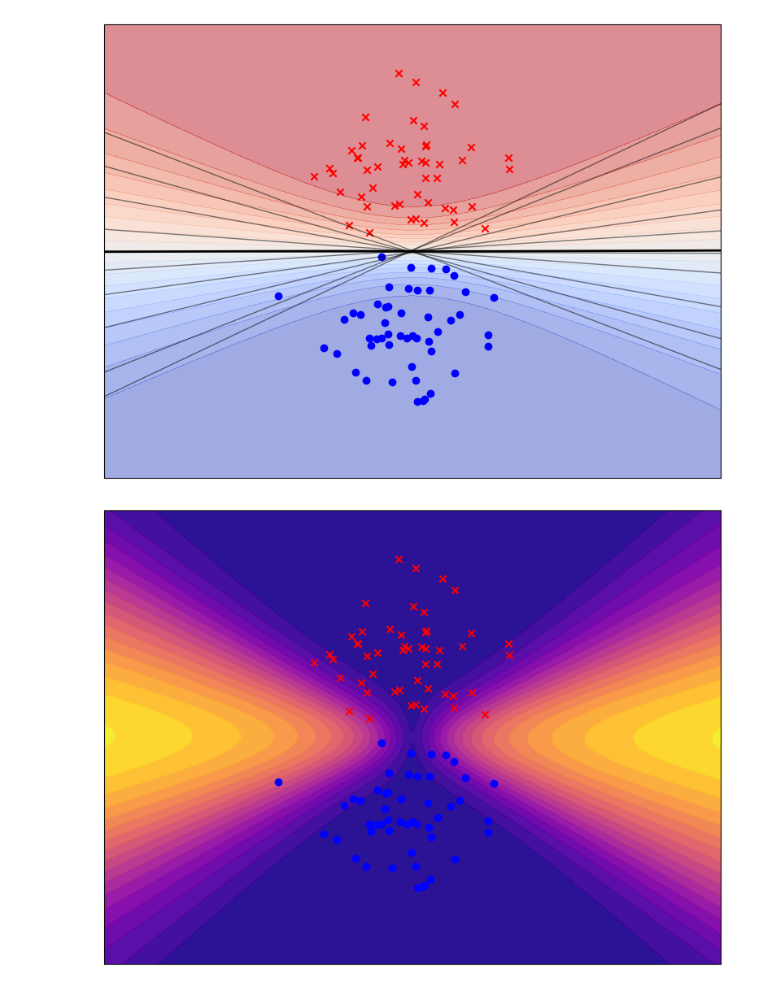
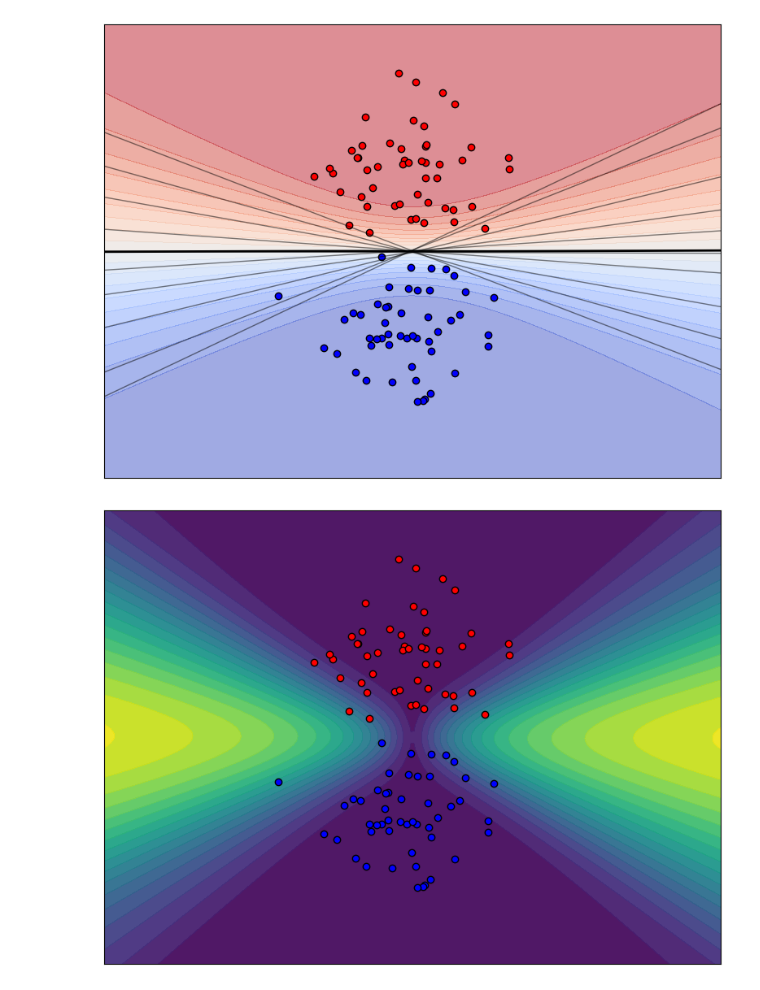
Before and after one commit to ngruenefeld/gradient-uncertainty, a Jupyter notebook: notebooks/uncertainty_types_explanation.ipynb, the cells around one changed output. Cells and saved outputs as stored; diff of their text form; code cells hidden in the pictures.

```diff
--- a/notebooks/uncertainty_types_explanation.ipynb
+++ b/notebooks/uncertainty_types_explanation.ipynb
@@ -98,17 +108,29 @@ std_probs = probs_samples.std(axis=0)
 # %%
 # --- Plot: Epistemic Uncertainty (Mean Prediction) ---
 fig, ax = plt.subplots(figsize=(8, 6))
-c = ax.contourf(xx, yy, mean_probs.reshape(xx.shape), levels=20, cmap='coolwarm', alpha=0.5)
-ax.contour(xx, yy, mean_probs.reshape(xx.shape), levels=[0.5], colors='black', linewidths=2)
+c = ax.contourf(
+    xx, yy, mean_probs.reshape(xx.shape), levels=20, cmap="coolwarm", alpha=0.5
+)
+ax.contour(
+    xx, yy, mean_probs.reshape(xx.shape), levels=[0.5], colors="black", linewidths=2
+)
 
 for i in range(10):
-    ax.contour(xx, yy, probs_samples[i].reshape(xx.shape), levels=[0.5], colors='black', linewidths=1, alpha=0.5)
+    ax.contour(
+        xx,
+        yy,
+        probs_samples[i].reshape(xx.shape),
+        levels=[0.5],
+        colors="black",
+        linewidths=1,
+        alpha=0.5,
+    )
 
-ax.scatter(class_A[:, 0], class_A[:, 1], c='blue', marker='o', label="Class A")
-ax.scatter(class_B[:, 0], class_B[:, 1], c='red', marker='x', label="Class B")
+ax.scatter(class_A[:, 0], class_A[:, 1], c="blue", edgecolors="k", label="Class A")
+ax.scatter(class_B[:, 0], class_B[:, 1], c="red", edgecolors="k", label="Class B")
 
 if show_legend:
-    ax.legend(loc='upper left')
+    ax.legend(loc="upper left")
 
 ax.set_xlim([-6, 6])
 ax.set_ylim([-6, 6])
@@ -121,27 +143,29 @@ fig.tight_layout()
 
 fig.savefig("../figures/uncertainty_types_explanation/epistemic_mean.png", dpi=300)
 # %% [output]
-[figure, old version]
+[figure, new version]
 # %%
 # --- Plot: Epistemic Uncertainty (Std of Predictions) ---
 fig, ax = plt.subplots(figsize=(8, 6))
-c = ax.contourf(xx, yy, std_probs.reshape(xx.shape), levels=20, cmap='plasma', alpha=0.95)
+c = ax.contourf(
+    xx, yy, std_probs.reshape(xx.shape), levels=20, cmap="viridis", alpha=0.95
+)
 
-ax.scatter(class_A[:, 0], class_A[:, 1], c='blue', marker='o', label="Class A")
-ax.scatter(class_B[:, 0], class_B[:, 1], c='red', marker='x', label="Class B")
+ax.scatter(class_A[:, 0], class_A[:, 1], c="blue", edgecolors="k", label="Class A")
+ax.scatter(class_B[:, 0], class_B[:, 1], c="red", edgecolors="k", label="Class B")
 
 if show_legend:
-    ax.legend(loc='upper left')
+    ax.legend(loc="upper left")
 
 ax.set_xlim([-6, 6])
 ax.set_ylim([-6, 6])
 
 ax.set_xticks([])
 ax.set_yticks([])
 
 # fig.colorbar(c, ax=ax, label='Std of p(y=1) across models')
 fig.tight_layout()
 
 fig.savefig("../figures/uncertainty_types_explanation/epistemic_std.png", dpi=300)
 # %% [output]
-[figure, old version]
+[figure, new version]
```
Also changed, not shown: parts of 5 cells of this notebook, 4 other files.
